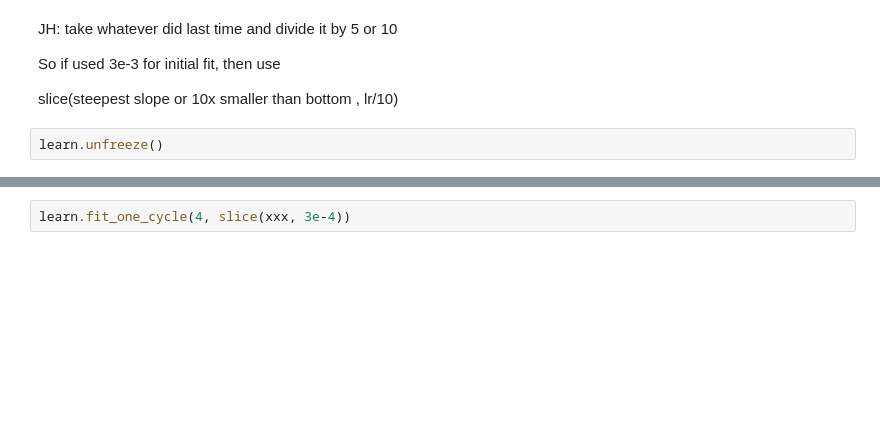
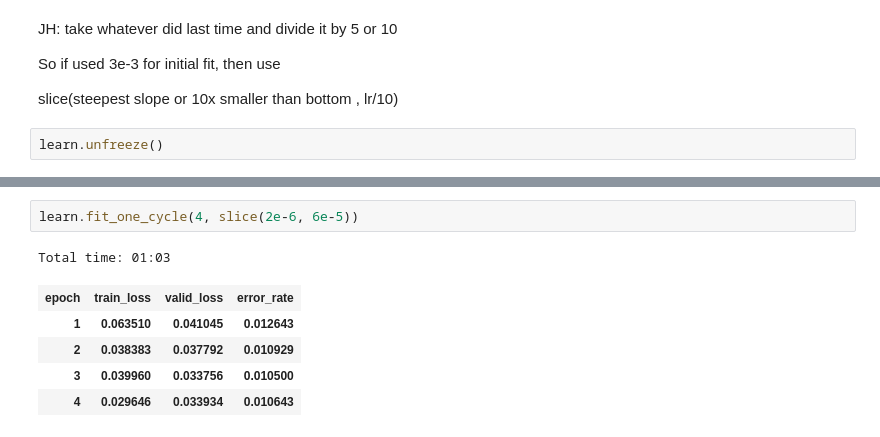
Before and after one commit to adriangrepo/fastai_v3_experiments, a Jupyter notebook: nbs/fit_one_cycle.ipynb, the cells around one changed output, grey strips where cells are left out. Saved outputs shown, nothing was run; the diff lists cells and outputs as text; blank space fills up the shorter version.

```diff
--- a/nbs/fit_one_cycle.ipynb
+++ b/nbs/fit_one_cycle.ipynb
@@ -179,4 +218,11 @@ LR Finder is complete, type {learner_name}.recorder.plot() to see the graph.
 # %%
-learn.fit_one_cycle(4, slice(xxx, 3e-4))
+learn.fit_one_cycle(4, slice(2e-6, 6e-5))
+# %% [output]
+Total time: 01:03
+| epoch | train_loss | valid_loss | error_rate |
+| 1 | 0.063510 | 0.041045 | 0.012643 |
+| 2 | 0.038383 | 0.037792 | 0.010929 |
+| 3 | 0.039960 | 0.033756 | 0.010500 |
+| 4 | 0.029646 | 0.033934 | 0.010643 |
 # %%
 learn.recorder.plot_lr(show_moms=True)
```
Also changed, not shown: parts of 19 cells of this notebook, 1 other file.
